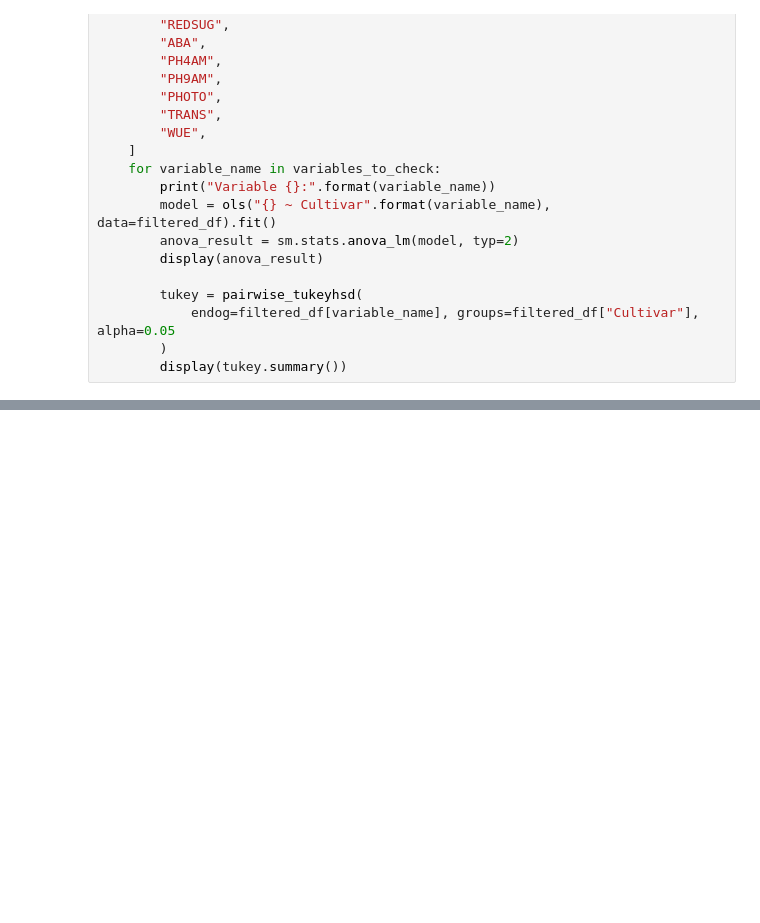
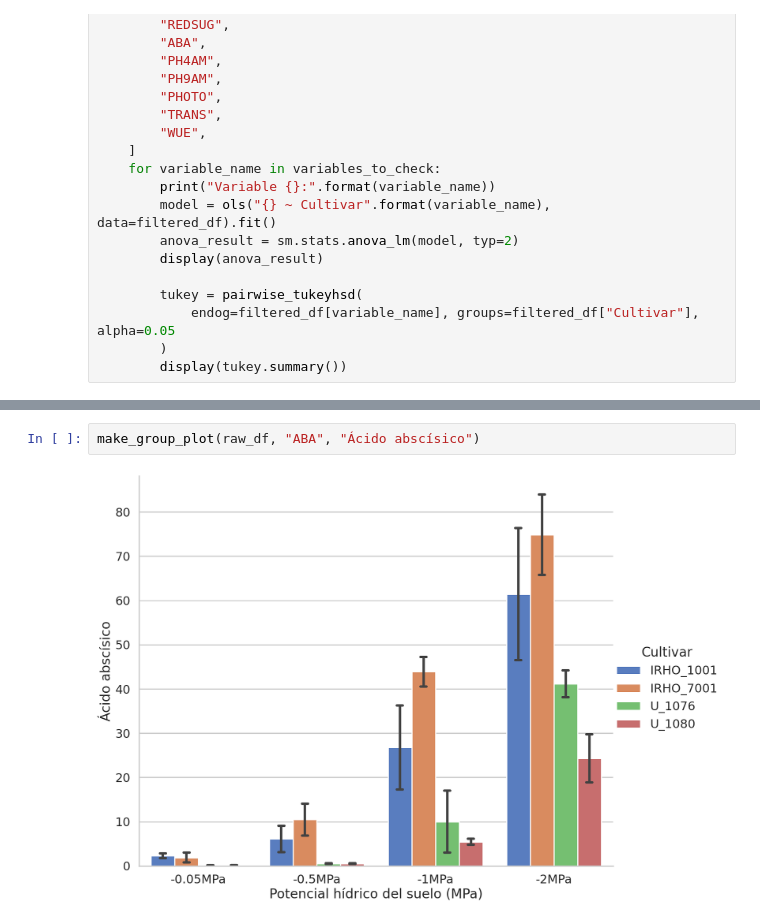
Before and after one commit to hdescobarh/journey-resolution, a Jupyter notebook: FV_Taller01_estres/Code/analisis.ipynb, the cells around one changed output, grey strips where cells are left out. Drawn from its saved outputs; the diff is of its cells as text; blank space fills up the shorter version.

```diff
--- a/FV_Taller01_estres/Code/analisis.ipynb
+++ b/FV_Taller01_estres/Code/analisis.ipynb
@@ -252,0 +237,4 @@ Text(92.46216032608699, 0.5, 'Eficiencia del uso de agua (mol CO₂ / mol H₂O)
+# %%
+make_group_plot(raw_df, "ABA", "Ácido abscísico")
+# %% [output]
+[figure, added]
```
Also changed, not shown: parts of 17 cells of this notebook.
